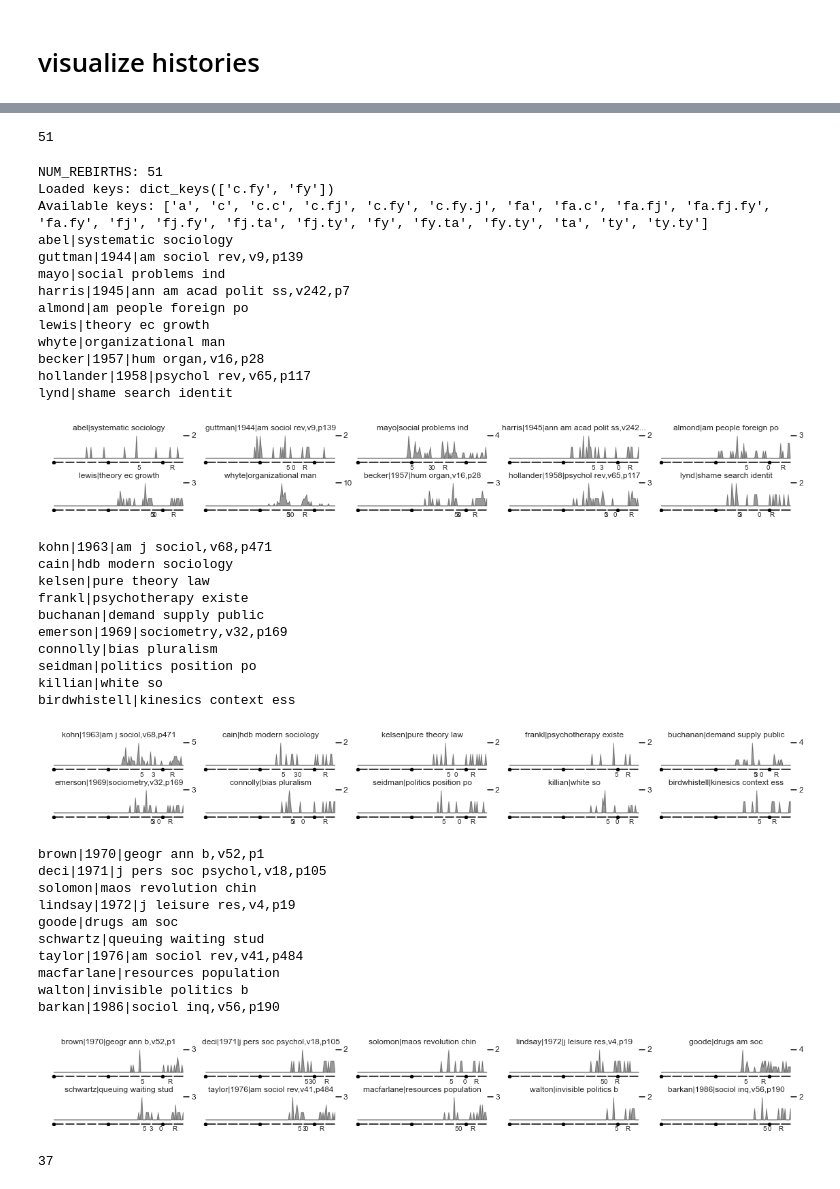
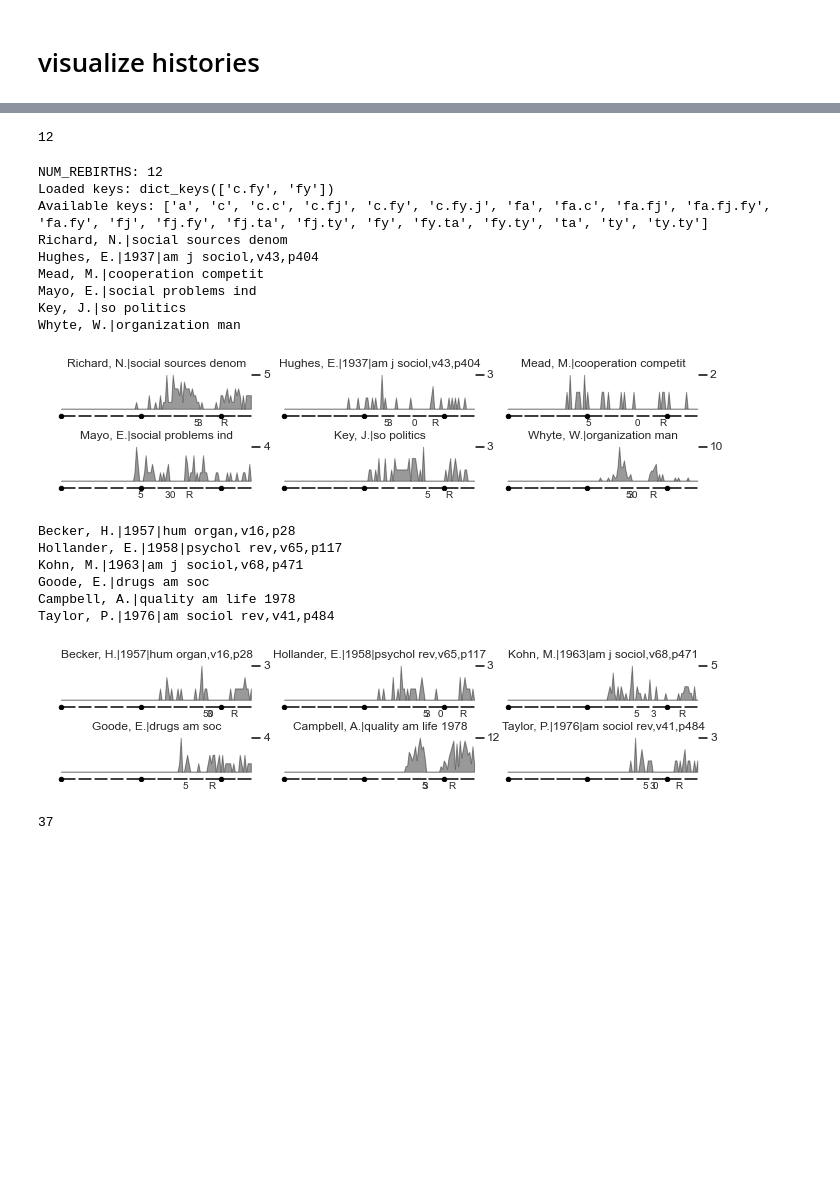
Before and after one commit to amcgail/knowknow, a Jupyter notebook: knowknow/analyses/rebirths - summary statistics.ipynb, the cells around one changed output, grey strips where cells are left out. Cells and saved outputs as stored; diff of their text form; code cells hidden in the pictures; blank space fills up the shorter version.

```diff
--- a/knowknow/analyses/rebirths - summary statistics.ipynb
+++ b/knowknow/analyses/rebirths - summary statistics.ipynb
@@ -37,7 +47,6 @@ list(ysum.values())[0]
 big_rebirth_names = [
     x['name']
     for x in ysum.values()
-    if x['rebirth_1_20'] is not None and
-    x['death_0'] is not None and
-    x['rebirth_1_20'] - x['death_0'] > 10
+    if x['rebirth_1_10'] is not None
+    and x['total'] >= 20
 ]
@@ -44,6 +56,8 @@ big_rebirth_names = [
 # %%
 shuffle(big_rebirth_names)
+# %%
+big_rebirth_names = sorted( big_rebirth_names, key=lambda x:-ysum[x]['total'] )
 # %%
 len(big_rebirth_names)
 # %% [output]
-51
+12
@@ -59,64 +64,46 @@ big_rebirth_names = [
 # %%
 print("NUM_REBIRTHS:", len(big_rebirth_names))
 
 def get_name(x):
     sp = x.split("_")
     if len(sp) == 2: # death
         return sp[-1]
     if len(sp) == 3:
         return "R"# % sp[-1]
 
 plot_count_series(
     sorted( big_rebirth_names[:30], key=lambda x:ysum[x]['pub'] ),
     database=database_name,
-    myname="becker 1957 only 3-10 rebirth (%s)" % database_name,
+    myname="rebirth 1-10 (%s, %s)" % ('c',database_name),
     overwrite=True,
+    cols=3,
     markers={
         name: {
             ysum[name][x]: get_name(x)
             for x in dprint
             if ysum[name][x] is not None
         }
         for name in big_rebirth_names[:30]
     }
 )
 # %% [output]
-NUM_REBIRTHS: 51
+NUM_REBIRTHS: 12
 Loaded keys: dict_keys(['c.fy', 'fy'])
 Available keys: ['a', 'c', 'c.c', 'c.fj', 'c.fy', 'c.fy.j', 'fa', 'fa.c', 'fa.fj', 'fa.fj.fy', 'fa.fy', 'fj', 'fj.fy', 'fj.ta', 'fj.ty', 'fy', 'fy.ta', 'fy.ty', 'ta', 'ty', 'ty.ty']
-abel|systematic sociology
-guttman|1944|am sociol rev,v9,p139
-mayo|social problems ind
-harris|1945|ann am acad polit ss,v242,p7
-almond|am people foreign po
-lewis|theory ec growth
-whyte|organizational man
-becker|1957|hum organ,v16,p28
-hollander|1958|psychol rev,v65,p117
-lynd|shame search identit
+Richard, N.|social sources denom
+Hughes, E.|1937|am j sociol,v43,p404
+Mead, M.|cooperation competit
+Mayo, E.|social problems ind
+Key, J.|so politics
+Whyte, W.|organization man
-[figure, old version]
+[figure, new version]
-kohn|1963|am j sociol,v68,p471
-cain|hdb modern sociology
-kelsen|pure theory law
-frankl|psychotherapy existe
-buchanan|demand supply public
-emerson|1969|sociometry,v32,p169
-connolly|bias pluralism
-seidman|politics position po
-killian|white so
-birdwhistell|kinesics context ess
+Becker, H.|1957|hum organ,v16,p28
+Hollander, E.|1958|psychol rev,v65,p117
+Kohn, M.|1963|am j sociol,v68,p471
+Goode, E.|drugs am soc
+Campbell, A.|quality am life 1978
+Taylor, P.|1976|am sociol rev,v41,p484
-[figure, old version]
+[figure, new version]
-brown|1970|geogr ann b,v52,p1
-deci|1971|j pers soc psychol,v18,p105
-solomon|maos revolution chin
-lindsay|1972|j leisure res,v4,p19
-goode|drugs am soc
-schwartz|queuing waiting stud
-taylor|1976|am sociol rev,v41,p484
-macfarlane|resources population
-walton|invisible politics b
-barkan|1986|sociol inq,v56,p190
-[figure, removed]
 # %%
 dfilt = ['rebirth_1_10']
 # %%
```
Also changed, not shown: parts of 6 cells of this notebook, 10 other files.
